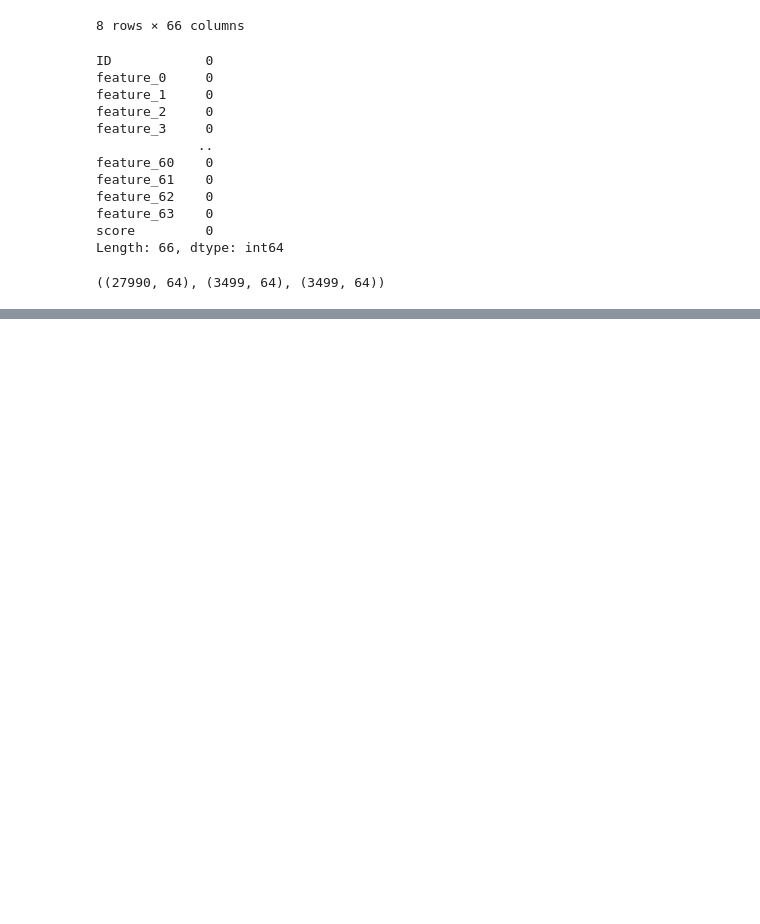
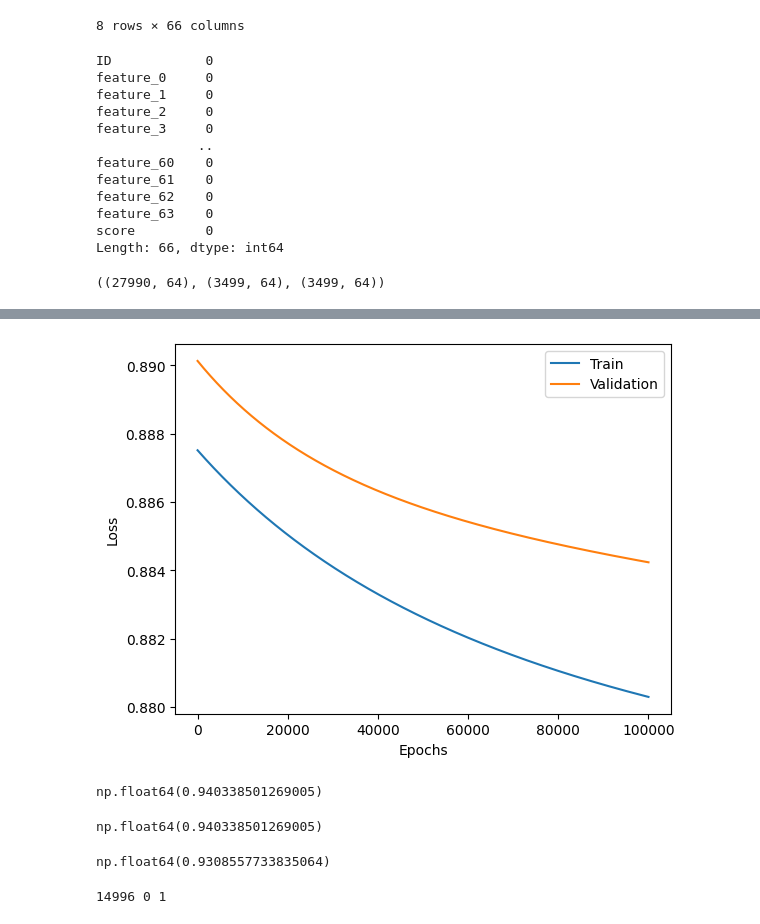
Before and after one commit to amaljoe/FML_assignment1, a Jupyter notebook: kaggle_comp.ipynb, the cells around one changed output, grey strips where cells are left out. Cells and saved outputs as stored; diff of their text form; code cells hidden in the pictures; blank space fills up the shorter version.

```diff
--- a/kaggle_comp.ipynb
+++ b/kaggle_comp.ipynb
@@ -95,0 +160,23 @@ def fit(X, y, W, lr=0.01, epochs=100):
+# %%
+# Feature engineering
+
+# Add polynomial features
+def transform_input(X):
+    X = np.hstack([X, X**2, np.sin(X), np.cos(X)])
+    return X
+
+X_train_poly = transform_input(X_train)
+X_val_poly = transform_input(X_val)
+
+X_train_poly.shape
+W_poly = np.random.randn(X_train_poly.shape[1], 1)
+# %%
+W_poly = np.load('weights1.npy')
+# %%
+W_train_poly, errors, val_errors = fit(X_train_poly, y_train, W_poly, X_val_poly, y_val, lr=0.003, epochs=100000, print_every=1000)
+
+plot_errors(errors, val_errors)
+
+y_pred = predict(X_val_poly, W_train_poly)
+rmse(y_val, y_pred)
+# %% [output]
@@ -95,0 +200,2 @@ def fit(X, y, W, lr=0.01, epochs=100):
+[figure, added]
+np.float64(0.940338501269005)
@@ -95,0 +206,36 @@ def fit(X, y, W, lr=0.01, epochs=100):
+# %%
+X_val_poly = transform_input(X_val)
+y_pred = predict(X_val_poly, W_poly)
+
+rmse(y_val, y_pred)
+# %% [output]
+np.float64(0.940338501269005)
+# %%
+X_test_poly = transform_input(X_test)
+y_test_pred = predict(X_test_poly, W_poly)
+
+rmse(y_test, y_test_pred)
+# %% [output]
+np.float64(0.9308557733835064)
+# %%
+# Get output for final test data
+X_final_test = np.array(test.drop('ID', axis=1))
+X_final_test_poly = transform_input(X_final_test)
+y_final_test = predict(X_final_test_poly, W_poly)
+y_final_test = y_final_test.round()
+
+output = pd.DataFrame({'ID': test['ID'], 'score': y_final_test.flatten()})
+
+# output['score'] = output['score'].clip(0, 5)
+
+# count score < 0
+below0 = output[output['score'] < 0].shape[0]
+
+# count score > 5
+above5 = output[output['score'] > 5].shape[0]
+
+print(output.shape[0], below0, above5)
+
+output.to_csv('output.csv', index=False)
+# %% [output]
+14996 0 1
```
Also changed, not shown: parts of 7 cells of this notebook, 4 other files.
